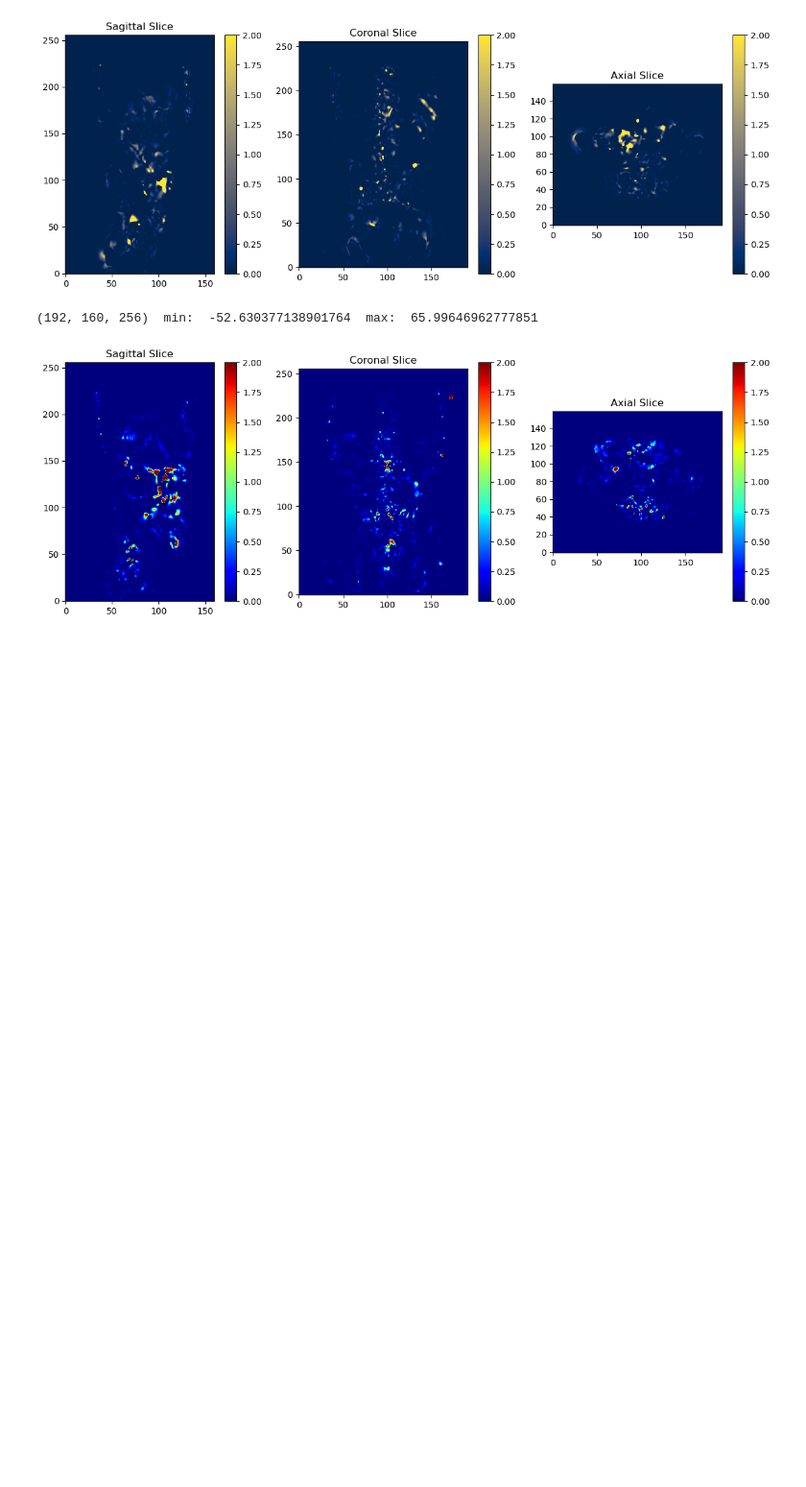
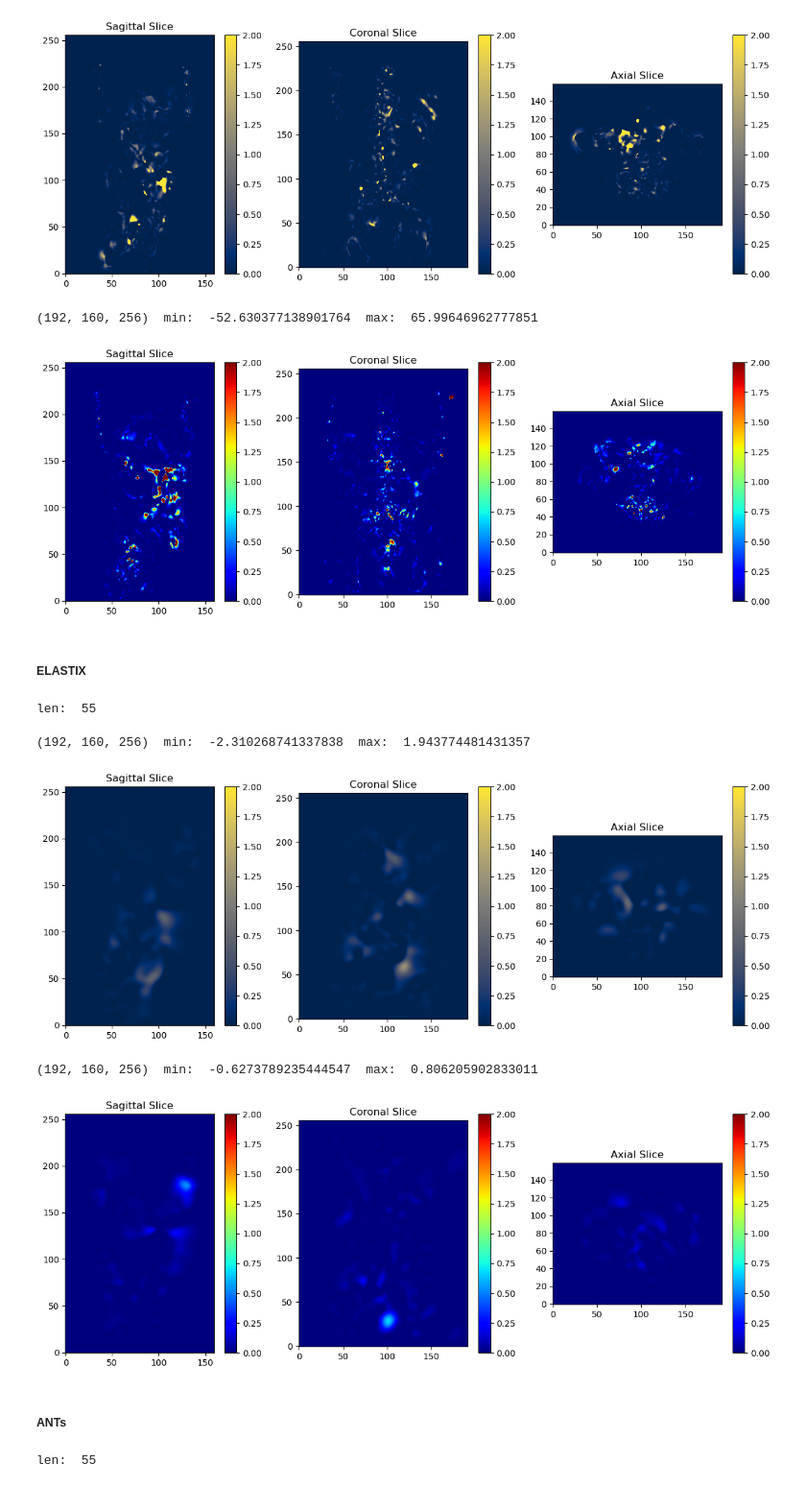
Before and after one commit to ljestaciocerquin/Med_Align_Net, a Jupyter notebook: notebooks/visualization_of_jdet.ipynb, the cells around one changed output. Shown at 96% size. Saved outputs shown, nothing was run; the diff lists cells and outputs as text; code cells hidden in the pictures; blank space fills up the shorter version.

Commit message:
Minor changes in visualization_of_jdet.ipynb

```diff
--- a/notebooks/visualization_of_jdet.ipynb
+++ b/notebooks/visualization_of_jdet.ipynb
@@ -134,3 +134,44 @@ visualize_jacobian(img, color_range=color_range)
 [figure]
 (192, 160, 256)  min:  -52.630377138901764  max:  65.99646962777851
 [figure]
+# %% [markdown]
+##### ELASTIX
+# %%
+# Elastix Directory
+elx_directory = '/data/groups/beets-tan/l.estacio/Med_Align_Net/elastix_Abd/'
+elx_jdet_dir  = elx_directory + 'jdet_figures/'
+image_paths   = get_file_paths(elx_directory)
+jdet_paths    = image_paths['jdet.nii.gz']
+jdet_0_path   = jdet_paths[0]
+jdet_54_path  = jdet_paths[54]
+print('len: ', len(jdet_paths))
+# %% [output]
+len:  55
+# %%
+color_range = (0, 2)
+img, _ = load_nifti_image(jdet_0_path)
+print(img.shape, ' min: ', img.min(), ' max: ', img.max())
+visualize_jacobian(img, color_range=color_range, cmap='cividis')
+
+color_range        = (0, 2)
+img, _ = load_nifti_image(jdet_54_path)
+print(img.shape, ' min: ', img.min(), ' max: ', img.max())
+visualize_jacobian(img, color_range=color_range)
+# %% [output]
+(192, 160, 256)  min:  -2.310268741337838  max:  1.943774481431357
+[figure, added]
+(192, 160, 256)  min:  -0.6273789235444547  max:  0.806205902833011
+[figure, added]
+# %% [markdown]
+##### ANTs
+# %%
+# ANTs Directory
+ant_directory = '/data/groups/beets-tan/l.estacio/Med_Align_Net/ants_Abd/'
+ant_jdet_dir  = ant_directory + 'jdet_figures/'
+image_paths   = get_file_paths(ant_directory)
+jdet_paths    = image_paths['jdet.nii.gz']
+jdet_0_path   = jdet_paths[0]
+jdet_54_path  = jdet_paths[54]
+print('len: ', len(jdet_paths))
+# %% [output]
+len:  55
```
Also changed, not shown: parts of 2 cells of this notebook.
